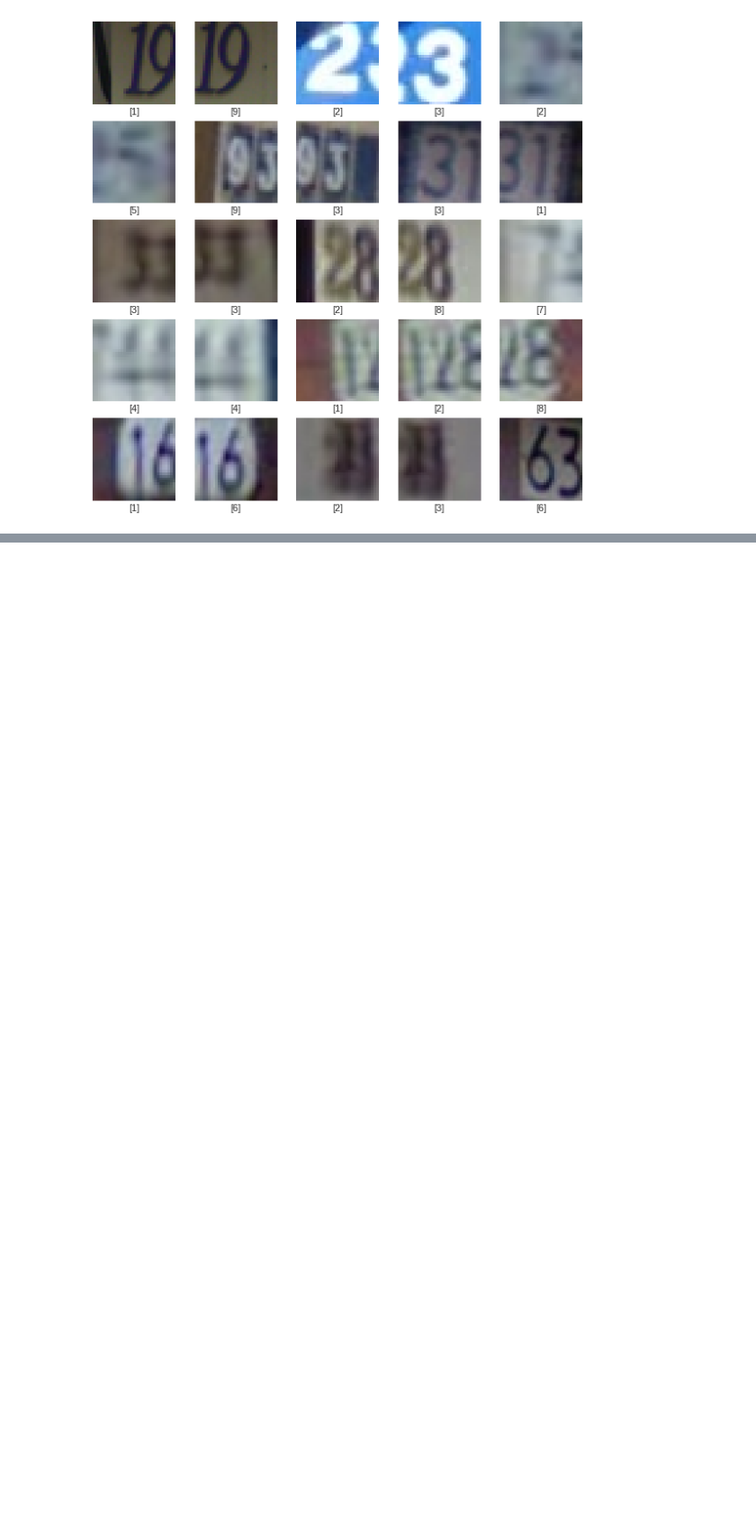
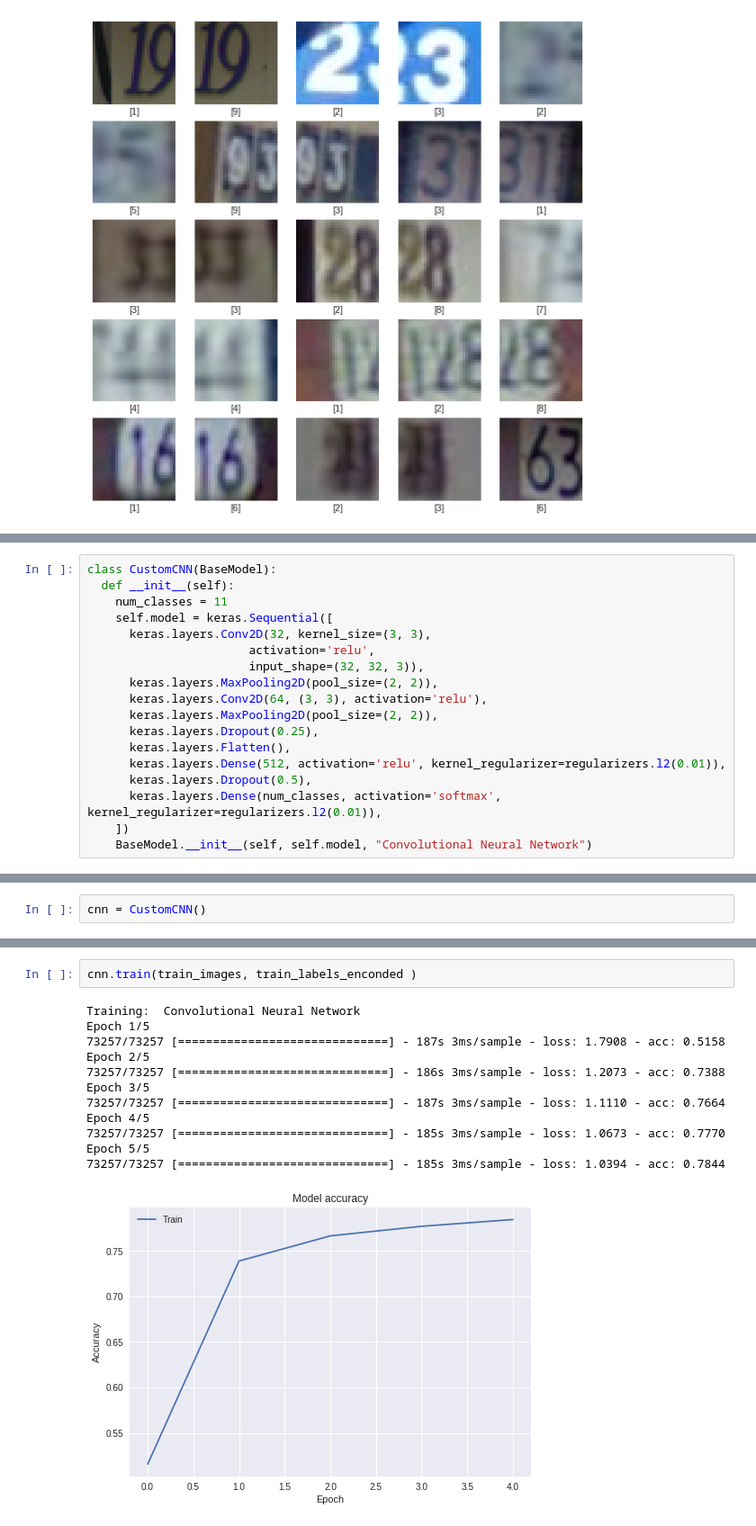
Before and after one commit to rubencg195/ML_Course_6915, a Jupyter notebook: Assignment_4_ML.ipynb, the cells around one changed output, grey strips where cells are left out. Shown at 90% size. Saved outputs shown, nothing was run; the diff lists cells and outputs as text; blank space fills up the shorter version.

```diff
--- a/Assignment_4_ML.ipynb
+++ b/Assignment_4_ML.ipynb
@@ -120,0 +186,18 @@ model.evaluate(test_images, test_labels)
+# %%
+class CustomCNN(BaseModel):
+  def __init__(self):
+    num_classes = 11
+    self.model = keras.Sequential([
+      keras.layers.Conv2D(32, kernel_size=(3, 3),
+                       activation='relu',
+                       input_shape=(32, 32, 3)),
+      keras.layers.MaxPooling2D(pool_size=(2, 2)),
+      keras.layers.Conv2D(64, (3, 3), activation='relu'),
+      keras.layers.MaxPooling2D(pool_size=(2, 2)),
+      keras.layers.Dropout(0.25),
+      keras.layers.Flatten(),
+      keras.layers.Dense(512, activation='relu', kernel_regularizer=regularizers.l2(0.01)),
+      keras.layers.Dropout(0.5),
+      keras.layers.Dense(num_classes, activation='softmax', kernel_regularizer=regularizers.l2(0.01)),
+    ])
+    BaseModel.__init__(self, self.model, "Convolutional Neural Network")
@@ -122,0 +267,2 @@ predictions = model.predict(test_images)
+# %%
+cnn = CustomCNN()
@@ -122,0 +275,15 @@ predictions = model.predict(test_images)
+# %%
+cnn.train(train_images, train_labels_enconded )
+# %% [output]
+Training:  Convolutional Neural Network
+Epoch 1/5
+73257/73257 [==============================] - 187s 3ms/sample - loss: 1.7908 - acc: 0.5158
+Epoch 2/5
+73257/73257 [==============================] - 186s 3ms/sample - loss: 1.2073 - acc: 0.7388
+Epoch 3/5
+73257/73257 [==============================] - 187s 3ms/sample - loss: 1.1110 - acc: 0.7664
+Epoch 4/5
+73257/73257 [==============================] - 185s 3ms/sample - loss: 1.0673 - acc: 0.7770
+Epoch 5/5
+73257/73257 [==============================] - 185s 3ms/sample - loss: 1.0394 - acc: 0.7844
+[figure, added]
```
Also changed, not shown: parts of 37 cells of this notebook.
